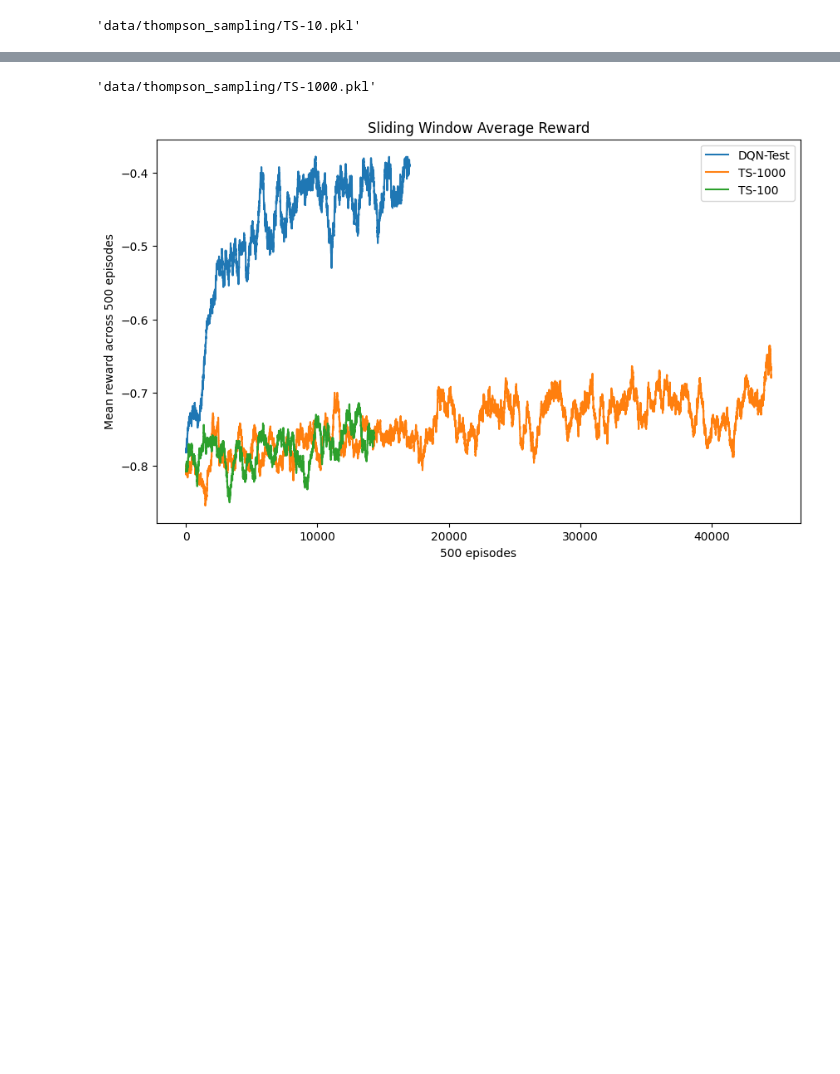
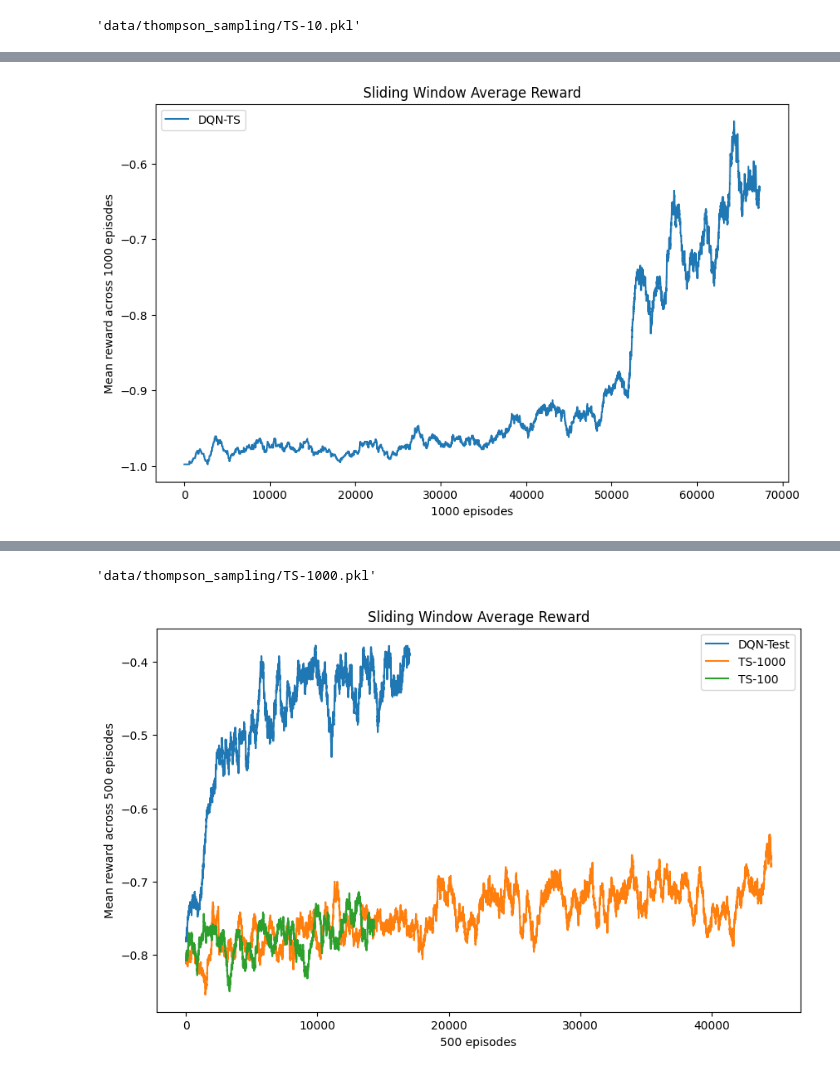
Before and after one commit to luisastue/hc-rl-thompson-sampling, a Jupyter notebook: sepsis/custom_sepsis/src/custom_sepsis/ts.ipynb, the cells around one changed output, grey strips where cells are left out. Saved outputs shown, nothing was run; the diff lists cells and outputs as text; code cells hidden in the pictures; blank space fills up the shorter version.

```diff
--- a/sepsis/custom_sepsis/src/custom_sepsis/ts.ipynb
+++ b/sepsis/custom_sepsis/src/custom_sepsis/ts.ipynb
@@ -53 +67,5 @@ dqn_training.evaluate_policy(100000)
+# %%
+plot_rewards([model_training], model_training.nr_iterations, 1000)
+# %% [output]
+[figure, added]
 # %%
```
Also changed, not shown: parts of 10 cells of this notebook, 21 other files.
